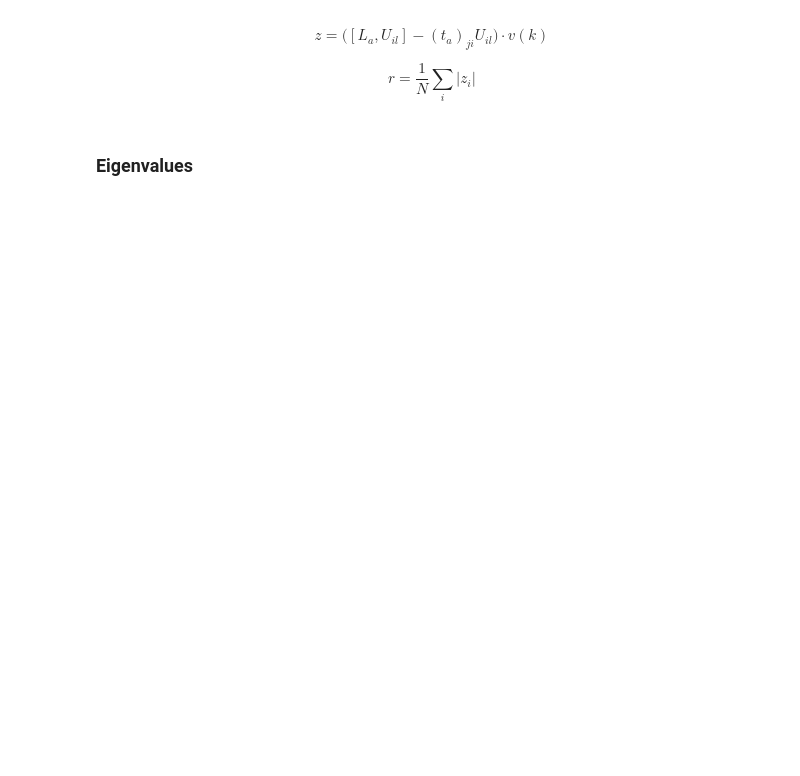
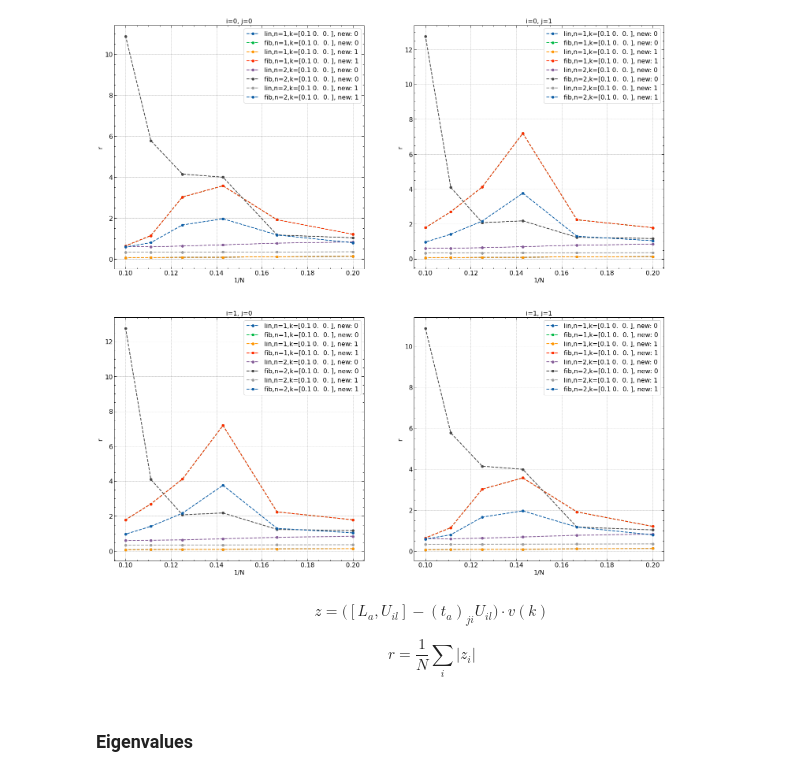
Before and after one commit to djrolfes/bachelor_thesis, a Jupyter notebook: tests.ipynb, the cells around one changed output. Drawn from its saved outputs; the diff is of its cells as text; code cells hidden in the pictures; blank space fills up the shorter version.

```diff
--- a/tests.ipynb
+++ b/tests.ipynb
@@ -120,20 +198,22 @@ opt_LaU = opt_res.copy()
 # %%
 fig, axes = plt.subplots(2,2,figsize=(25,25))
 
 #plotting
-for i0, n in enumerate(neighbors[:5]):
+for i0, n in enumerate(neighbors[:2]):
     for i1, i in enumerate(Is):
         for i2, j in enumerate(Js):
             ax = axes[i1][i2]
-            for i3, k in enumerate(ks[:1]):
-                for i4, _ in enumerate(angs):
+            for i3, k in enumerate(ks[1:2]):
+                for i4, _ in enumerate(angs[:2]):
                     y = lin_LaU[i0,i1,i2,i3,i4]
-                    ax.plot(1/N, y, 'o--', label=f"n={n},k={k}, new: {i4}")
+                    ax.plot(1/N, y, 'o--', label=f"lin,n={n},k={k}, new: {i4}")
                     y = fib_LaU[i0,i1,i2,i3,i4]
-                    ax.plot(1/N, y, 'o--', label=f"n={n},k={k}, new: {i4}")
-                    y = opt_LaU[i0,i1,i2,i3,i4]
-                    ax.plot(1/N, y, 'o--', label=f"n={n},k={k}, new: {i4}")
+                    ax.plot(1/N, y, 'o--', label=f"fib,n={n},k={k}, new: {i4}")
+                    #y = opt_LaU[i0,i1,i2,i3,i4]
+                    #ax.plot(1/N, y, 'o--', label=f"opt,n={n},k={k}, new: {i4}")
             ax.set_title(f"i={i}, j={j}")
             ax.legend(loc="best")
             ax.set_ylabel("r")
             ax.set_xlabel("1/N")
+# %% [output]
+[figure, added]
```
Also changed, not shown: parts of 18 cells of this notebook, 2 other files.
